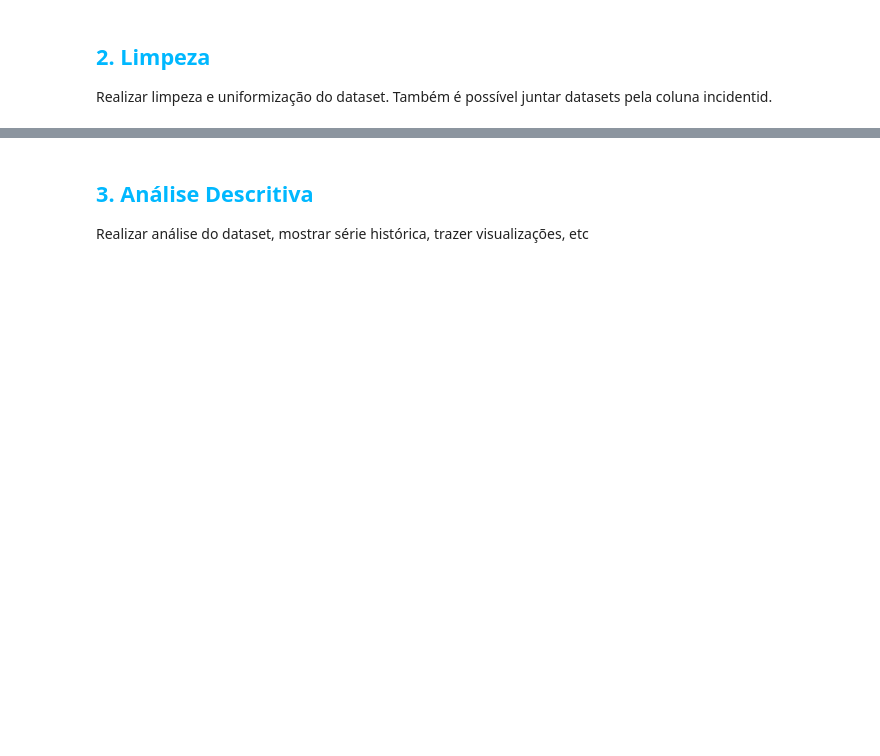
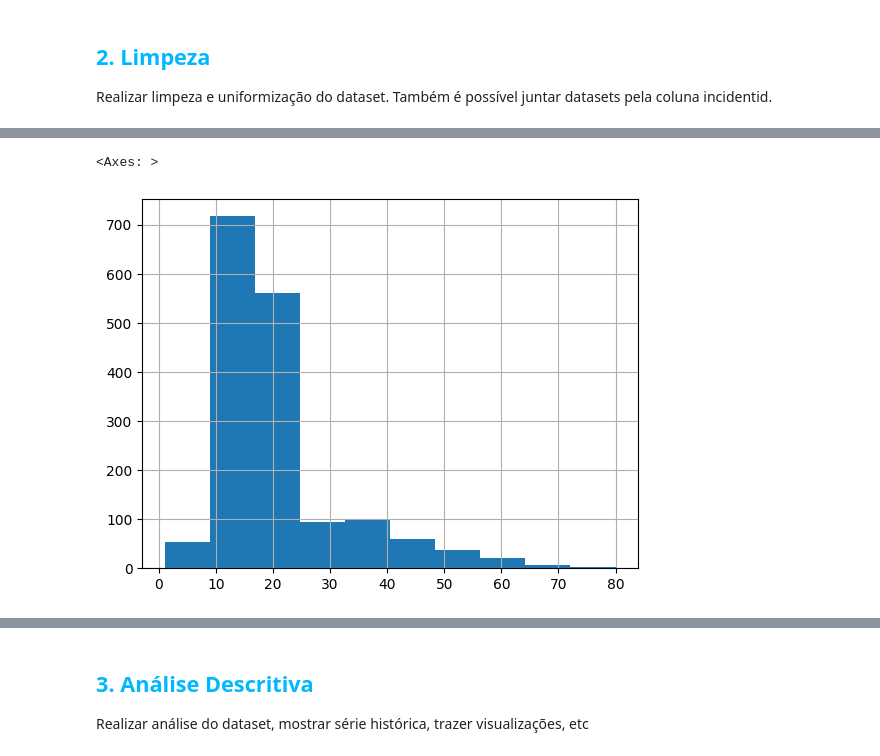
Before and after one commit to theBlueNautilus/gunviolence, a Jupyter notebook: Violência_Escolar.ipynb, the cells around one changed output, grey strips where cells are left out. Saved outputs shown, nothing was run; the diff lists cells and outputs as text; code cells hidden in the pictures; blank space fills up the shorter version.

```diff
--- a/Violência_Escolar.ipynb
+++ b/Violência_Escolar.ipynb
@@ -50,0 +293,4 @@ Realizar limpeza e uniformização do dataset. Também é possível juntar datas
+# %%
+df_victm['gender'] = df_victm['gender'].fillna('Unknown')
+df_victm['schoolaffiliation'] = df_victm['schoolaffiliation'].fillna('Unknown')
+df_victm['race'] = df_victm['race'].fillna('Unknown')
@@ -50,0 +307,24 @@ Realizar limpeza e uniformização do dataset. Também é possível juntar datas
+# %%
+#Classificando as vítimas em Adulto, Adolescente e Criança
+import pandas as pd
+
+def classify_age(age):
+    if isinstance(age, str):
+        if age.strip() == '':
+            return 'Unknown'
+        else:
+            return age
+    else:
+        if age < 0:
+            return 'Invalid'
+        elif age <= 12:
+            return 'Child'
+        elif age <= 19:
+            return 'Teen'
+        else:
+            return 'Adult'
+
+df_victm['age'] = pd.to_numeric(df_victm['age'], errors='coerce')
+df_victm['ageclass'] = df_victm['age'].apply(classify_age)
+
+df_victm
@@ -50,0 +345,5 @@ Realizar limpeza e uniformização do dataset. Também é possível juntar datas
+# %%
+df_victm['age'].hist() #analisando a distribuição
+# %% [output]
+<Axes: >
+[figure, added]
```
Also changed, not shown: parts of 36 cells of this notebook.
